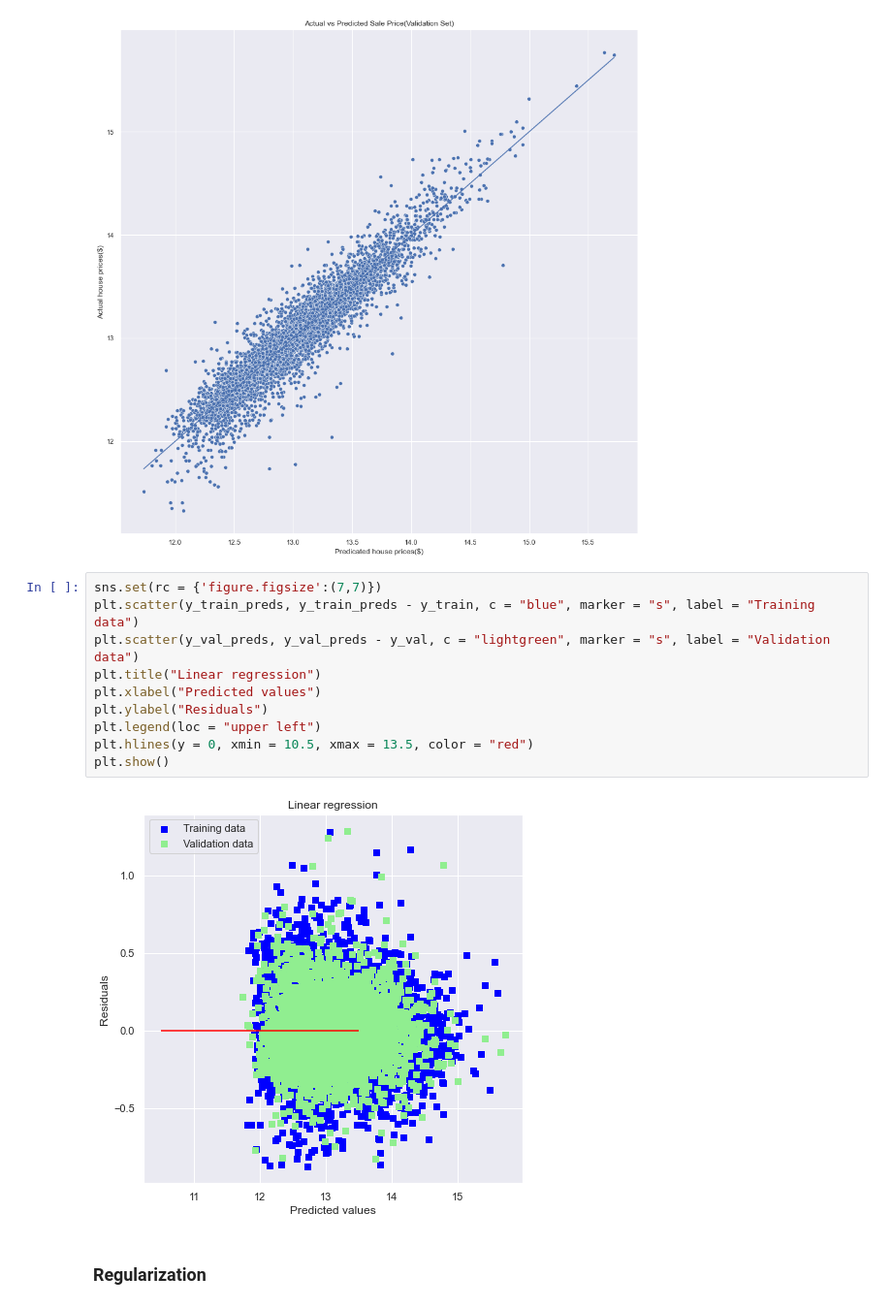
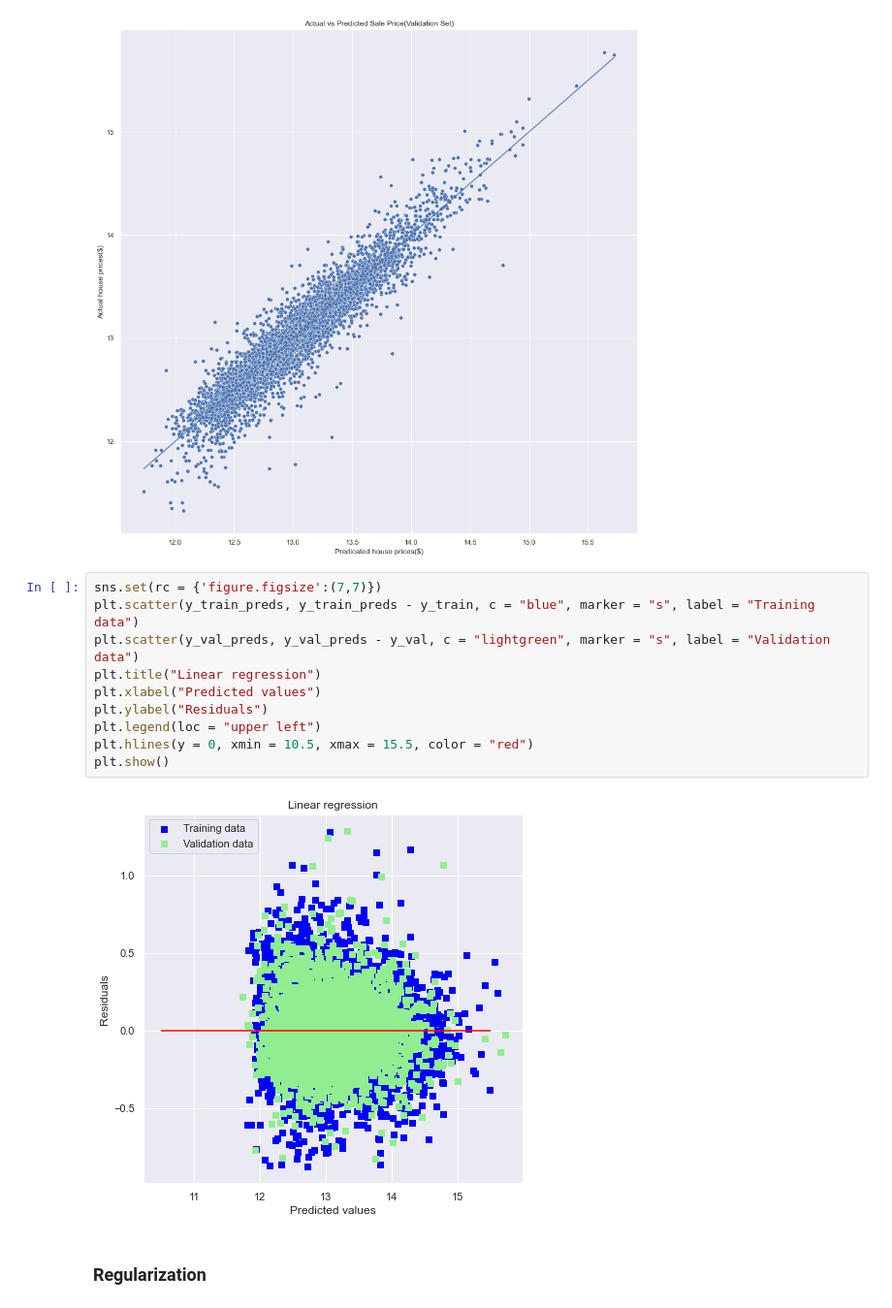
Before and after one commit to audi0786/KC_House_Price_Prediction_via_Regression_Analysis, a Jupyter notebook: King_County_House_Prices_Prediction.ipynb, the cells around one changed output. Shown at 97% size. Cells and saved outputs as stored; diff of their text form.

```diff
--- a/King_County_House_Prices_Prediction.ipynb
+++ b/King_County_House_Prices_Prediction.ipynb
@@ -2039,15 +2056,15 @@ Text(0, 0.5, 'Actual house prices($)')
 # %%
 sns.set(rc = {'figure.figsize':(7,7)})
 plt.scatter(y_train_preds, y_train_preds - y_train, c = "blue", marker = "s", label = "Training data")
 plt.scatter(y_val_preds, y_val_preds - y_val, c = "lightgreen", marker = "s", label = "Validation data")
 plt.title("Linear regression")
 plt.xlabel("Predicted values")
 plt.ylabel("Residuals")
 plt.legend(loc = "upper left")
-plt.hlines(y = 0, xmin = 10.5, xmax = 13.5, color = "red")
+plt.hlines(y = 0, xmin = 10.5, xmax = 15.5, color = "red")
 plt.show()
 # %% [output]
-[figure, old version]
+[figure, new version]
 # %% [markdown]
 ### Regularization
 # %%
```
Also changed, not shown: parts of 31 cells of this notebook, 24 other files.
